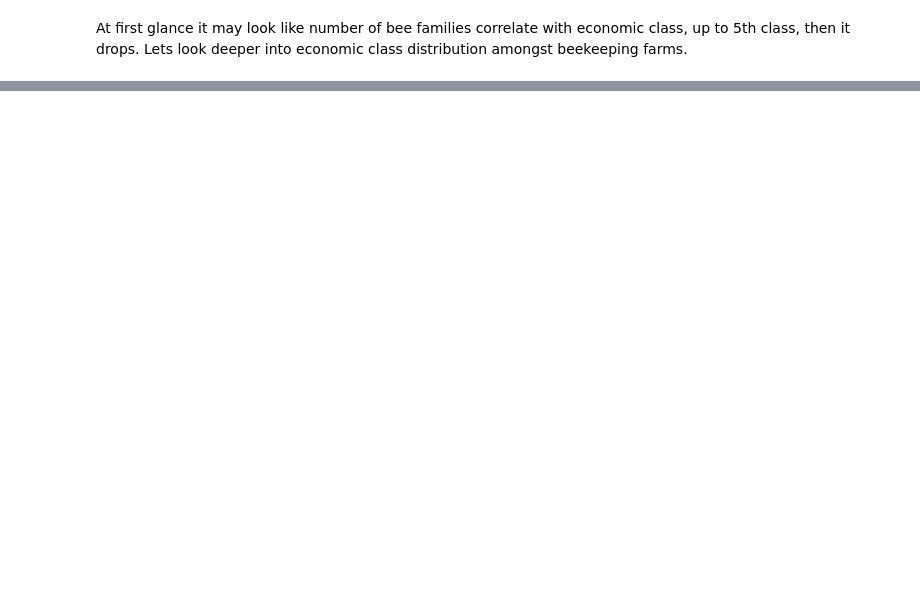
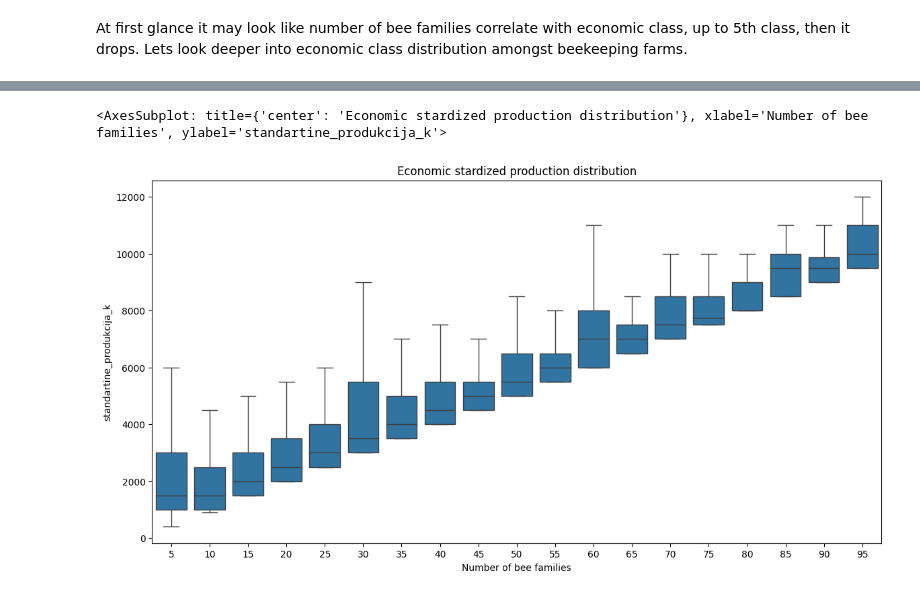
Before and after one commit to plerixus/Lithuanian_agriculture_analysis_2020, a Jupyter notebook: notebooks/beekeeping.ipynb, the cells around one changed output, grey strips where cells are left out. Cells and saved outputs as stored; diff of their text form; code cells hidden in the pictures; blank space fills up the shorter version.

```diff
--- a/notebooks/beekeeping.ipynb
+++ b/notebooks/beekeeping.ipynb
@@ -100,0 +99,13 @@ beekeeper_df[(beekeeper_df["bees_major_income"] == True) & (beekeeper_df["standa
+# %%
+plt.figure(figsize=(14, 7))
+plt.title("Economic stardized production distribution")
+plt.xlabel("Number of bee families")
+sns.boxplot(
+    x='f_2031_k',
+    y='standartine_produkcija_k',
+    showfliers=False,
+    data=df_filtered
+)
+# %% [output]
+<AxesSubplot: title={'center': 'Economic stardized production distribution'}, xlabel='Number of bee families', ylabel='standartine_produkcija_k'>
+[figure, added]
```
Also changed, not shown: parts of 12 cells of this notebook, 1 other file.
